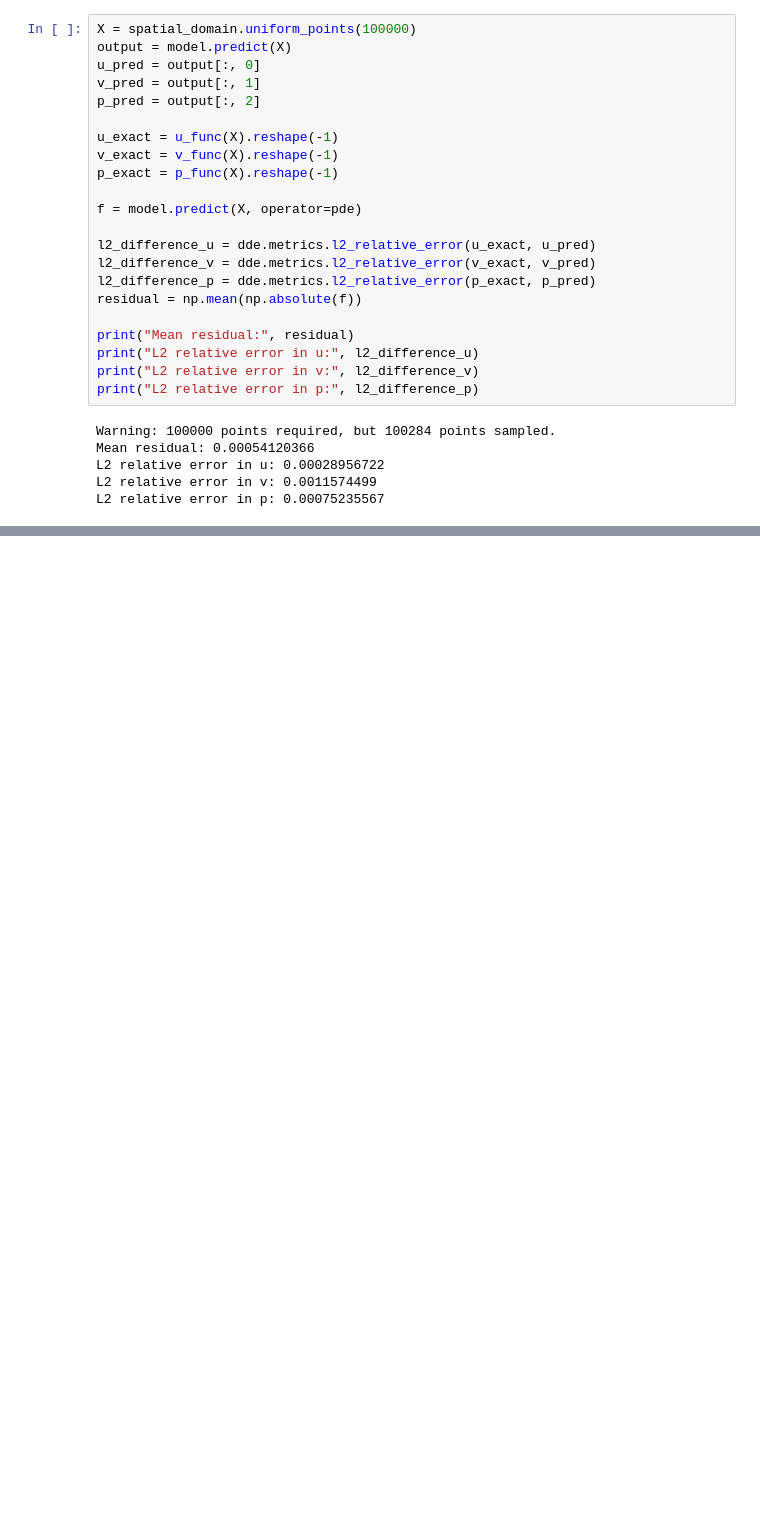
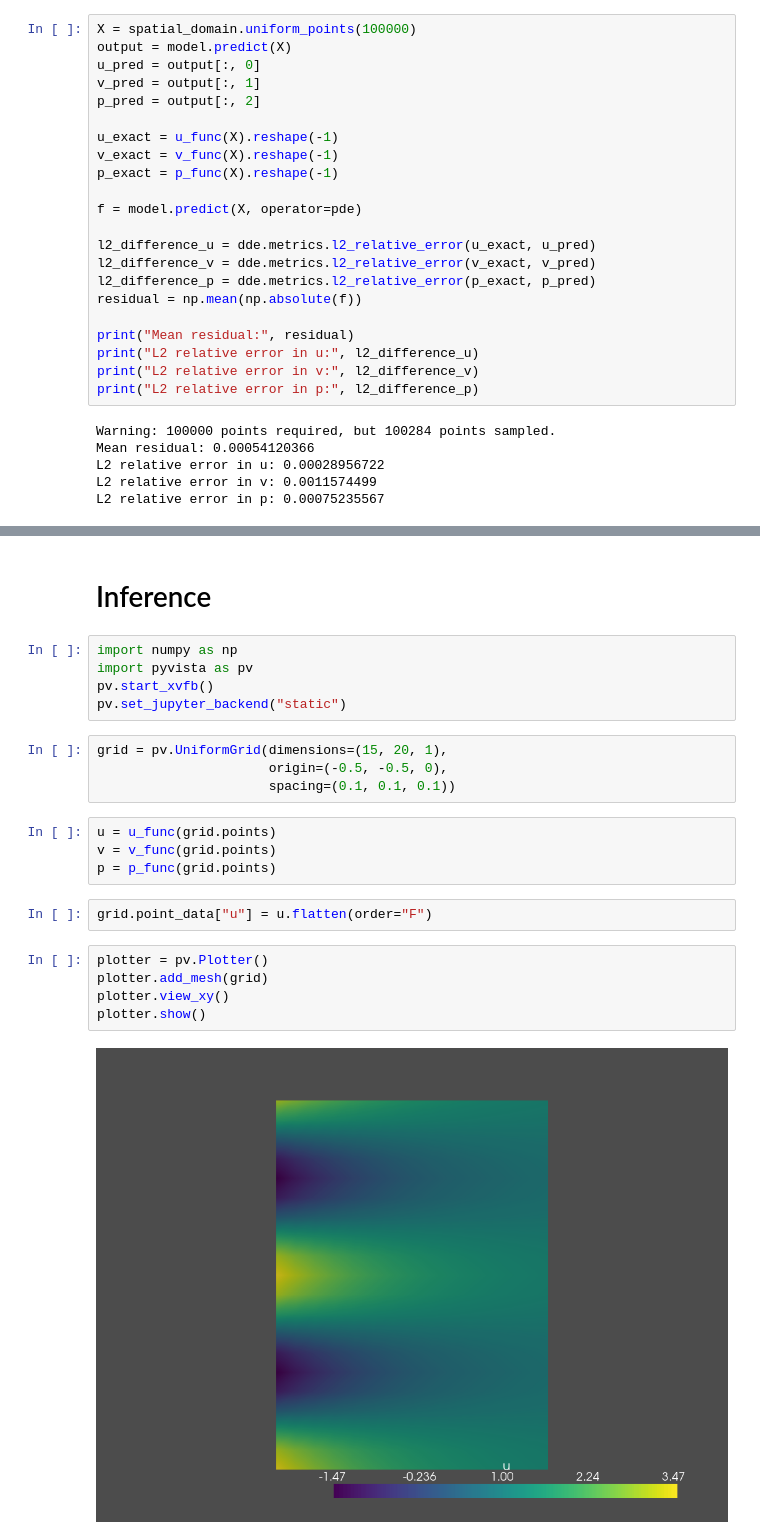
Before and after one commit to sedykh-ag/kovasznay, a Jupyter notebook: one_Re.ipynb, the cells around one changed output, grey strips where cells are left out. Saved outputs shown, nothing was run; the diff lists cells and outputs as text; blank space fills up the shorter version.

Commit message:
add visualisation

```diff
--- a/one_Re.ipynb
+++ b/one_Re.ipynb
@@ -174,0 +169,24 @@ plt.show()
+# %% [markdown]
+# Inference
+# %%
+import numpy as np
+import pyvista as pv
+pv.start_xvfb()
+pv.set_jupyter_backend("static")
+# %%
+grid = pv.UniformGrid(dimensions=(15, 20, 1),
+                      origin=(-0.5, -0.5, 0),
+                      spacing=(0.1, 0.1, 0.1))
+# %%
+u = u_func(grid.points)
+v = v_func(grid.points)
+p = p_func(grid.points)
+# %%
+grid.point_data["u"] = u.flatten(order="F")
+# %%
+plotter = pv.Plotter()
+plotter.add_mesh(grid)
+plotter.view_xy()
+plotter.show()
+# %% [output]
+[figure, added]
```
Also changed, not shown: parts of 1 cell of this notebook, 3 other files.
